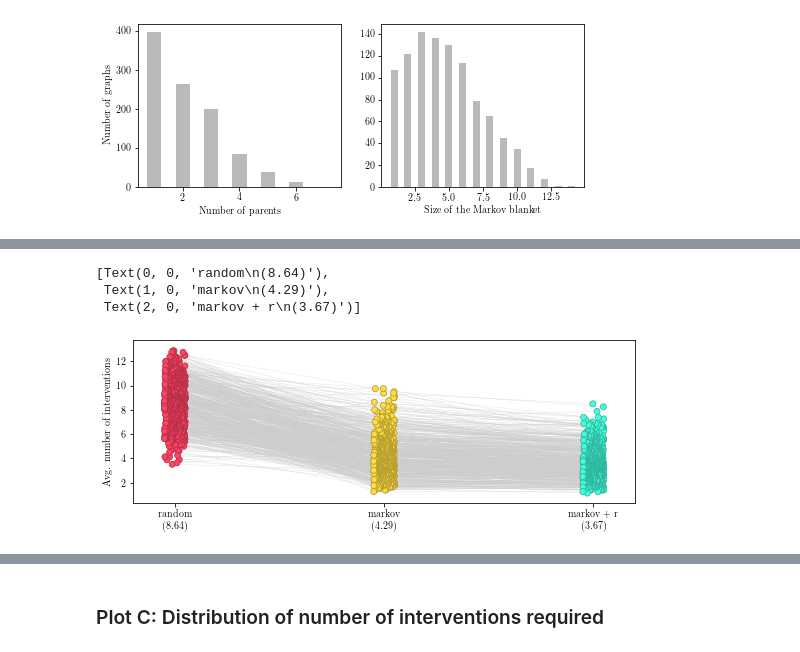
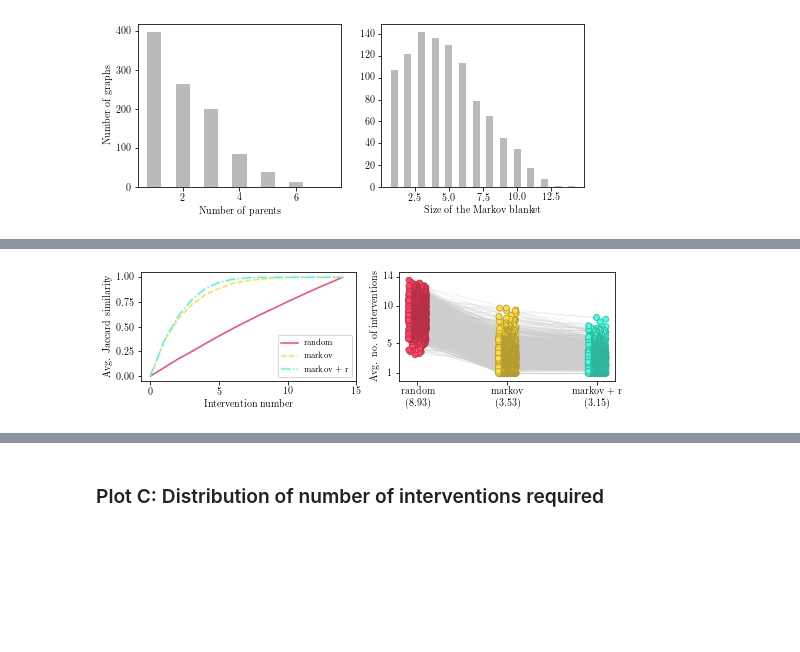
Before and after one commit to juangamella/aicp, a Jupyter notebook: plots_population.ipynb, the cells around one changed output, grey strips where cells are left out. Saved outputs shown, nothing was run; the diff lists cells and outputs as text; code cells hidden in the pictures; blank space fills up the shorter version.

```diff
--- a/plots_population.ipynb
+++ b/plots_population.ipynb
@@ -58,3 +78,8 @@ def hamming_distance(A,B,p):
+# %%
+def jaccard_sim(A,B):
+    A = set(A) if type(A) is not set else A
+    B = set(B) if type(B) is not set else B
+    return len(A & B) / len(A | B)
 # %%
 runs = len(results[0])
 N = len(results[0][0])
@@ -187,0 +135,15 @@ plt.savefig('figures/tpr_population_ratio_comparisons.pdf', bbox_inches='tight')
+# %%
+# NOTE!: Both graphs and mask variables are used! Both must be appropriately set
+graphs, mask = [], []
+for i, case in enumerate(cases):
+    parents, children, poc, mb = utils.graph_info(case.target, case.sem.W)
+    if len(parents) < len(mb):
+        graphs.append(i)
+        mask = np.hstack([mask, np.arange(0, N*runs, N) + i])
+mask = mask.astype(int)
+
+# To select all graphs, uncomment next line
+#graphs, mask = list(range(N)), list(range(N*runs))
+
+# Check selection
+print(len(graphs), "graphs selected = ", len(mask), "experiments")
@@ -188,27 +240,47 @@ plt.savefig('figures/tpr_population_ratio_comparisons.pdf', bbox_inches='tight')
 # %%
-idx = mask
+# Together
+gs = gridspec.GridSpec(1, 2, wspace=0.2, hspace=0.35)
+plt.figure(figsize=(8.5,2))
+
+markers = ["o", "s", "^"]
+linestyle = ["-", "--", "-."]
+
+# PLOT A
+plt.subplot(gs[0])
+ax = plt.gca()
+for i, (name, trajectories) in enumerate(all_trajectories_jac.items()):
+    trajectories = np.array(trajectories)
+    plt.plot(trajectories.mean(axis=0)[0:15], linewidth=1.5, color=colors[i], label=name, linestyle=linestyle[i])#marker=markers[i])
+plt.xlabel("Intervention number")
+plt.ylabel("Avg. Jaccard similarity")
+ax.set_xticks(range(0, trajectories.shape[1], 5))
+plt.legend(prop=fontP)
+
+# PLOT B
+plt.subplot(gs[1])
+ax = plt.gca()
+idx = range(N)
 Ns = len(idx)
-means = np.mean(no_ints[:,:,idx], axis=1)
-plt.figure(figsize = (9,3))
-dev = 0.05
+means = no_ints.mean(axis=1)
+dev = 0.1
 xaxis = np.tile([0,1,2], (Ns, 1)) - np.outer(np.linspace(-dev, dev, Ns), [1,1,1])
 ecolor = "#cdcdcd"
 for i in range(Ns):
     plt.plot(xaxis[i,:], means[:, i].T, color=ecolor, zorder=0, LineWidth=0.25)
 for i in range(Ns):
     plt.scatter(xaxis[i,:], means[:, i].T, c=colors[[0,1,2]], marker="o", zorder=1, edgecolors=colorsb[[0,1,2]], linewidths=0.75)
 ax = plt.gca()
 ax.set_xticks([0,1,2])
 plt.xlim([-0.2, 2.2])
-plt.ylabel("Avg. number of interventions")
+plt.ylabel("Avg. no. of interventions")
 plt.savefig('figures/int_numbers_population.pdf', bbox_inches='tight')
 total_averages = means.mean(axis=1)
 labels = []
 for i,name in enumerate(names):
     labels.append(name + "\n(%0.2f)" % total_averages[i])
 ax.set_xticklabels(labels, ha="center", rotation=0)
+ax.set_yticks([1, 5, 10, 14])
+
+plt.savefig('figures/population_together_2.pdf', bbox_inches='tight')
 # %% [output]
-[Text(0, 0, 'random\n(8.64)'),
- Text(1, 0, 'markov\n(4.29)'),
- Text(2, 0, 'markov + r\n(3.67)')]
-[figure, old version]
+[figure, new version]
```
Also changed, not shown: parts of 16 cells of this notebook, 3 other files.
